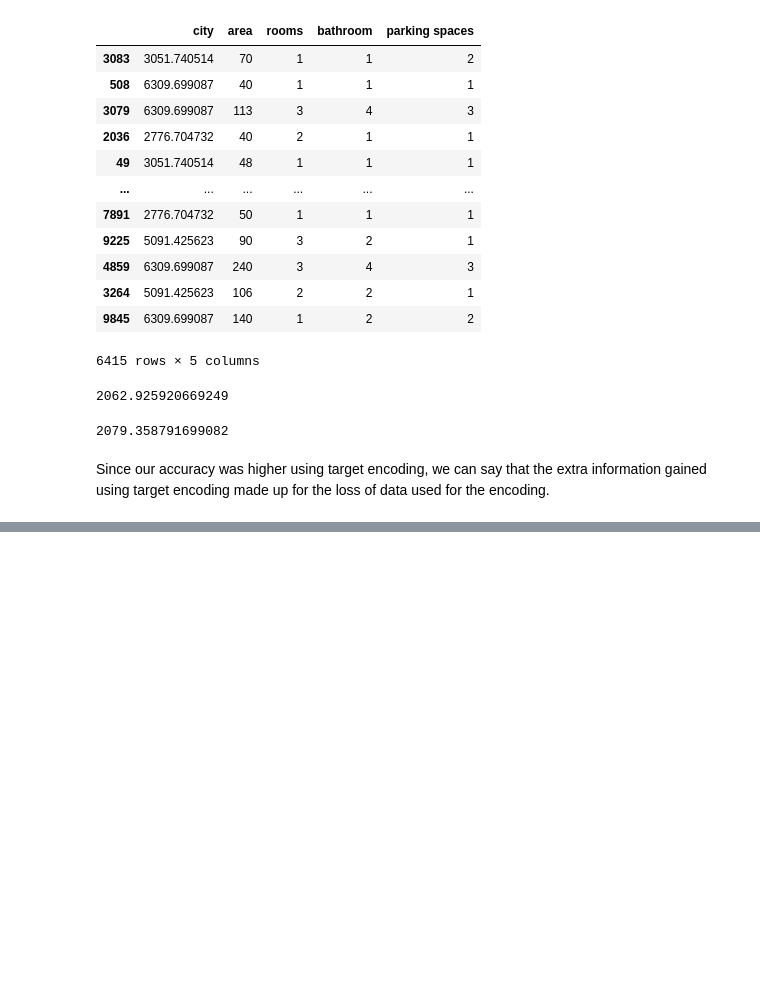
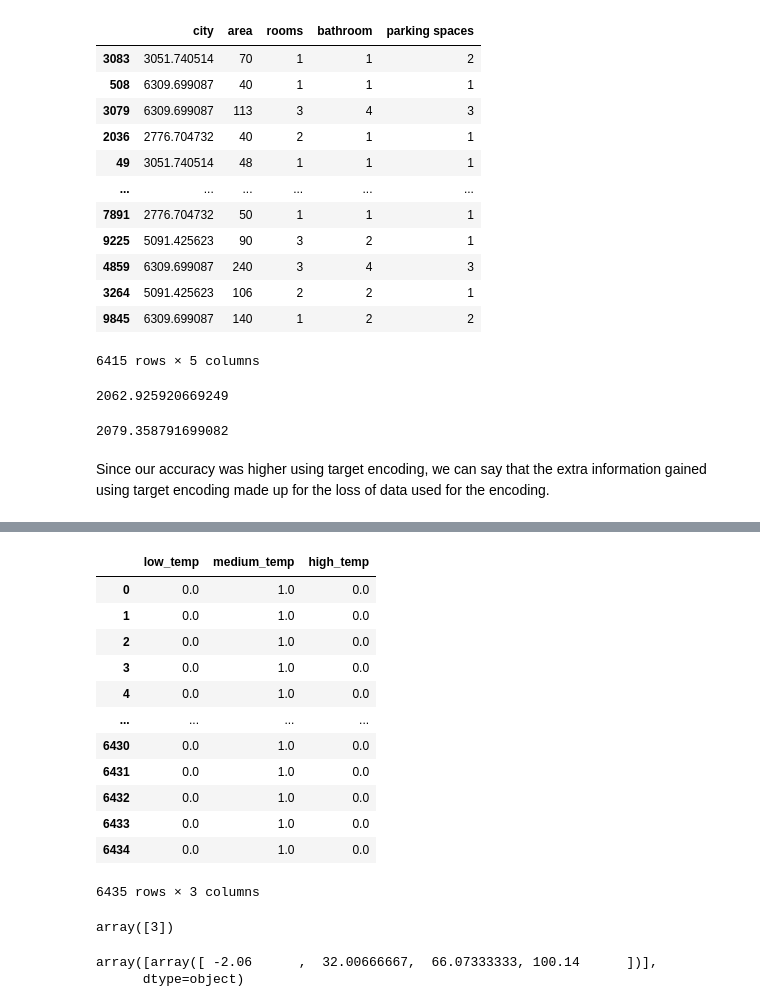
Before and after one commit to karimzakir02/Jupyters, a Jupyter notebook: Feature Engineering Compendium.ipynb, the cells around one changed output, grey strips where cells are left out. Drawn from its saved outputs; the diff is of its cells as text; code cells hidden in the pictures; blank space fills up the shorter version.

```diff
--- a/Feature Engineering Compendium.ipynb
+++ b/Feature Engineering Compendium.ipynb
@@ -438,0 +468,35 @@ Since our accuracy was higher using target encoding, we can say that the extra i
+# %%
+walmart = pd.read_csv("datasets/walmart_sales_data.csv")
+temperature = walmart[["Temperature"]]
+# %%
+equal_width_disc = KBinsDiscretizer(n_bins=3, encode="onehot", strategy="uniform")
+equal_width_transformed = equal_width_disc.fit_transform(temperature).toarray()
+# %%
+columns = ["low_temp", "medium_temp", "high_temp"]
+# %%
+equal_width_dataframe = pd.DataFrame(equal_width_transformed, columns=columns, index=temperature.index)
+# %%
+equal_width_dataframe
+# %% [output]
+|  | low_temp | medium_temp | high_temp |
+| 0 | 0.0 | 1.0 | 0.0 |
+| 1 | 0.0 | 1.0 | 0.0 |
+| 2 | 0.0 | 1.0 | 0.0 |
+| 3 | 0.0 | 1.0 | 0.0 |
+| 4 | 0.0 | 1.0 | 0.0 |
+| ... | ... | ... | ... |
+| 6430 | 0.0 | 1.0 | 0.0 |
+| 6431 | 0.0 | 1.0 | 0.0 |
+| 6432 | 0.0 | 1.0 | 0.0 |
+| 6433 | 0.0 | 1.0 | 0.0 |
+| 6434 | 0.0 | 1.0 | 0.0 |
+6435 rows × 3 columns
+# %%
+equal_width_disc.n_bins_
+# %% [output]
+array([3])
+# %%
+equal_width_disc.bin_edges_
+# %% [output]
+array([array([ -2.06      ,  32.00666667,  66.07333333, 100.14      ])],
+      dtype=object)
```
Also changed, not shown: parts of 20 cells of this notebook.
